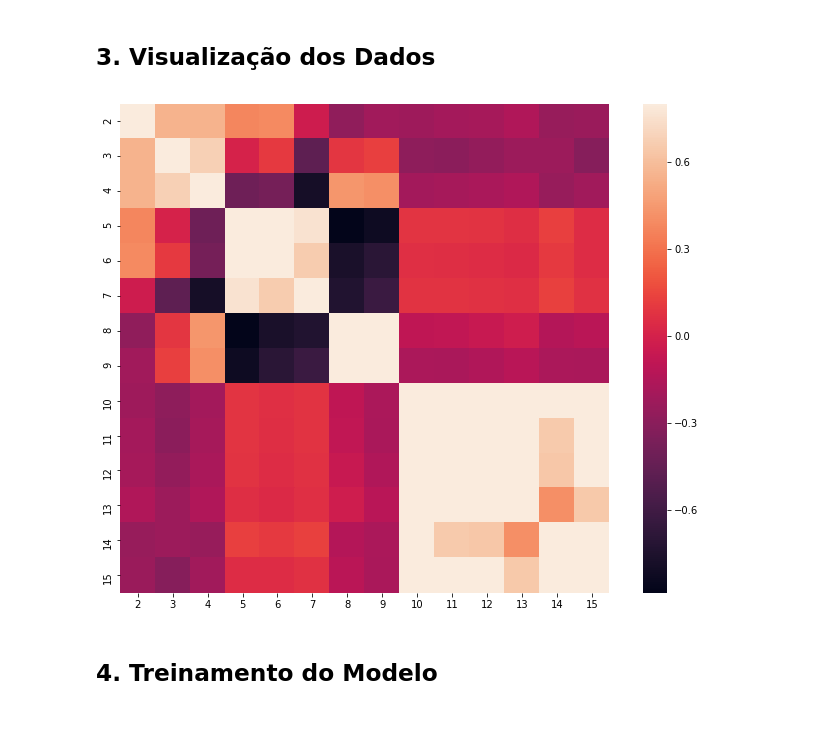
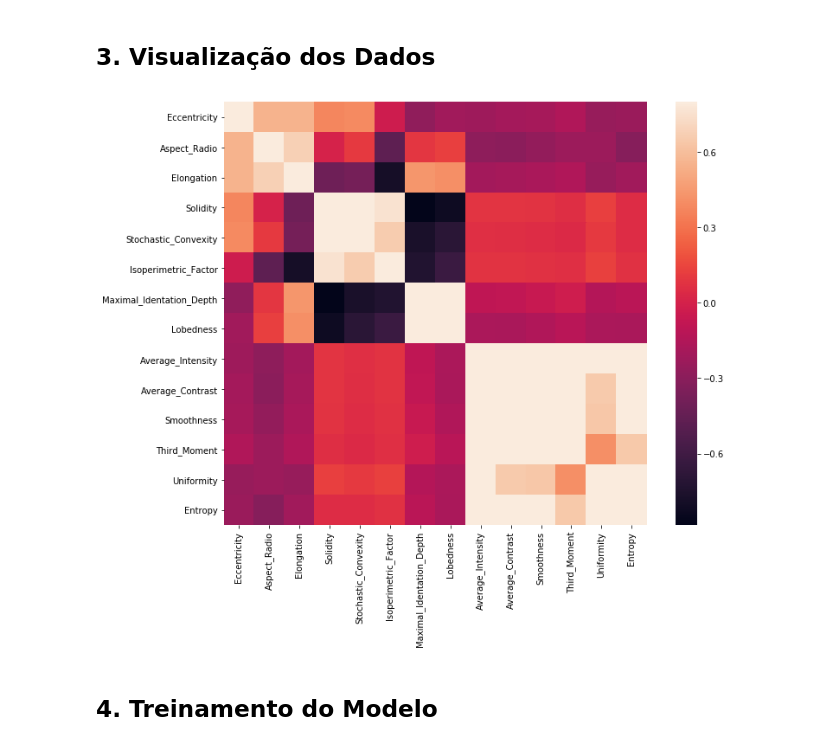
Before and after one commit to mso13/projeto2-leaf, a Jupyter notebook: Projeto 2 - FSI.ipynb, the cells around one changed output. Drawn from its saved outputs; the diff is of its cells as text; code cells hidden in the pictures.

```diff
--- a/Projeto 2 - FSI.ipynb
+++ b/Projeto 2 - FSI.ipynb
@@ -32,8 +34,8 @@ col_names = ['Class', 'Specimen_Number', 'Eccentricity',
              'Lobedness', 'Average_Intensity', 'Average_Contrast', 'Smoothness',
              'Third_Moment', 'Uniformity', 'Entropy']
 
-#df = pd.read_csv('dados/leaf.csv', header=None, names=col_names)
-df = pd.read_csv('dados/leaf.csv', header=None)
+df = pd.read_csv('dados/leaf.csv', header=None, names=col_names)
+#df = pd.read_csv('dados/leaf.csv', header=None)
 # %%
 df.head()
 # %% [output]
@@ -53,10 +55,11 @@ X_train, X_test, y_train, y_test = train_test_split(X, y, test_size=0.2, random_
 # %%
 #correlation matrix
 corrmat = X.corr()
 f, ax = plt.subplots(figsize=(12, 9))
-sns.heatmap(corrmat, vmax=.8, square=True);
+sns_plot = sns.heatmap(corrmat, vmax=.8, square=True)
+plt.savefig('corr-map.png')
 # %% [output]
-[figure, old version]
+[figure, new version]
 # %% [markdown]
 ## 4. Treinamento do Modelo
 # %%
```
Also changed, not shown: parts of 10 cells of this notebook, 3 other files.
